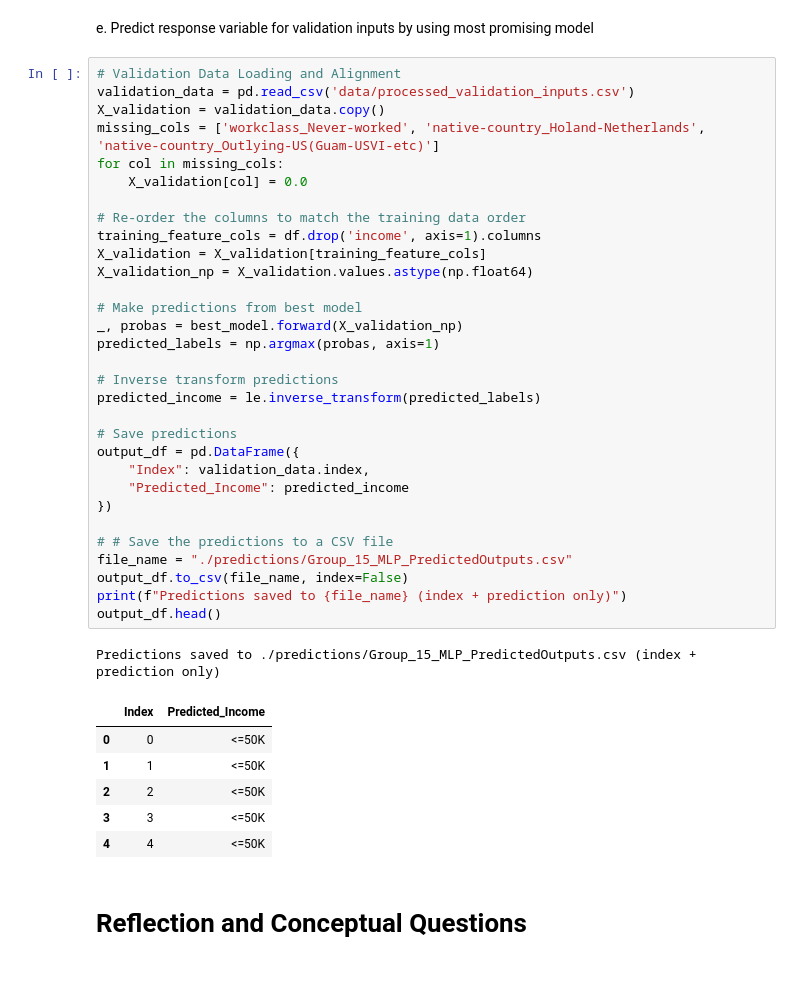
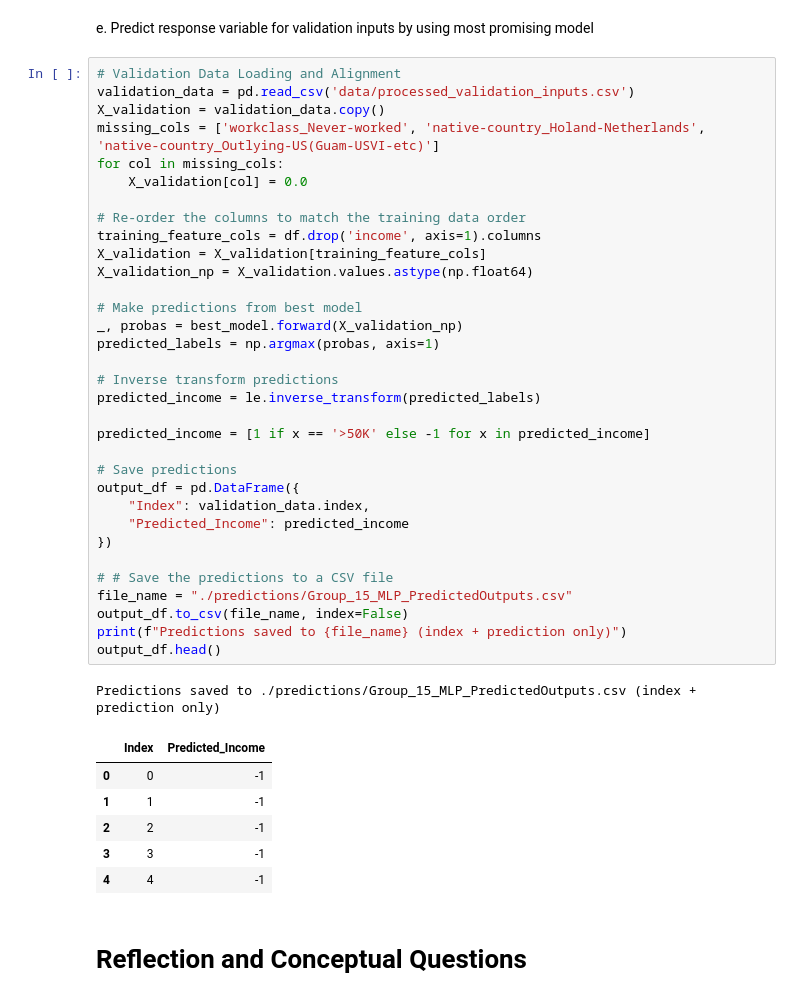
Before and after one commit to ldehrisman/MLP, a Jupyter notebook: Group_15_Project_2.ipynb, the cells around one changed output. Saved outputs shown, nothing was run; the diff lists cells and outputs as text.

```diff
--- a/Group_15_Project_2.ipynb
+++ b/Group_15_Project_2.ipynb
@@ -365,38 +361,40 @@ X_validation = validation_data.copy()
 missing_cols = ['workclass_Never-worked', 'native-country_Holand-Netherlands', 'native-country_Outlying-US(Guam-USVI-etc)']
 for col in missing_cols:
     X_validation[col] = 0.0
 
 # Re-order the columns to match the training data order
 training_feature_cols = df.drop('income', axis=1).columns
 X_validation = X_validation[training_feature_cols]
 X_validation_np = X_validation.values.astype(np.float64)
 
 # Make predictions from best model
 _, probas = best_model.forward(X_validation_np)
 predicted_labels = np.argmax(probas, axis=1)
 
 # Inverse transform predictions
 predicted_income = le.inverse_transform(predicted_labels)
 
+predicted_income = [1 if x == '>50K' else -1 for x in predicted_income]
+
 # Save predictions
 output_df = pd.DataFrame({
     "Index": validation_data.index,
     "Predicted_Income": predicted_income
 })
 
 # # Save the predictions to a CSV file
 file_name = "./predictions/Group_15_MLP_PredictedOutputs.csv"
 output_df.to_csv(file_name, index=False)
 print(f"Predictions saved to {file_name} (index + prediction only)")
 output_df.head()
 # %% [output]
 Predictions saved to ./predictions/Group_15_MLP_PredictedOutputs.csv (index + prediction only)
 |  | Index | Predicted_Income |
-| 0 | 0 | <=50K |
-| 1 | 1 | <=50K |
-| 2 | 2 | <=50K |
-| 3 | 3 | <=50K |
-| 4 | 4 | <=50K |
+| 0 | 0 | -1 |
+| 1 | 1 | -1 |
+| 2 | 2 | -1 |
+| 3 | 3 | -1 |
+| 4 | 4 | -1 |
 # %% [markdown]
 # Reflection and Conceptual Questions
 # %% [markdown]
```
Also changed, not shown: parts of 1 cell of this notebook, 1 other file.
